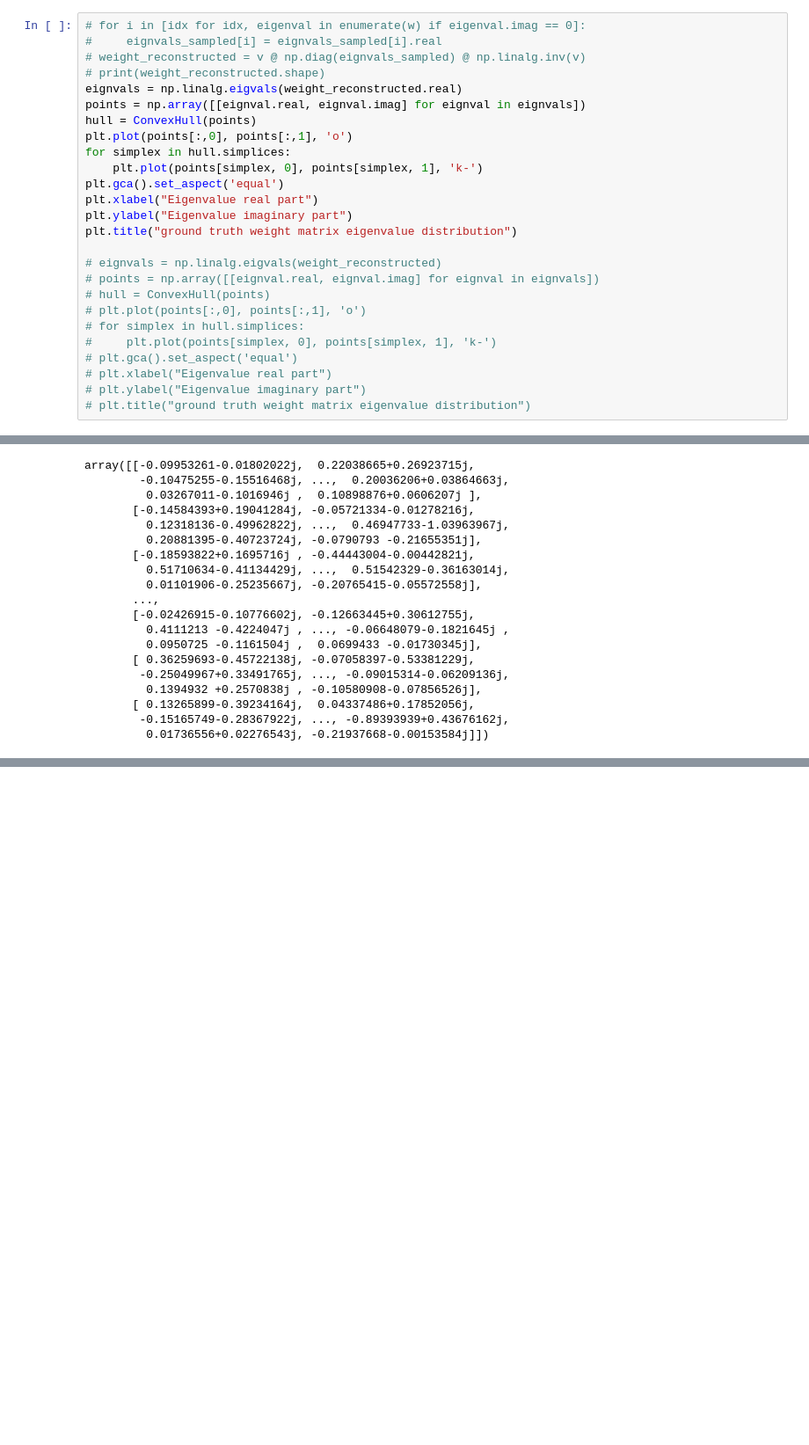
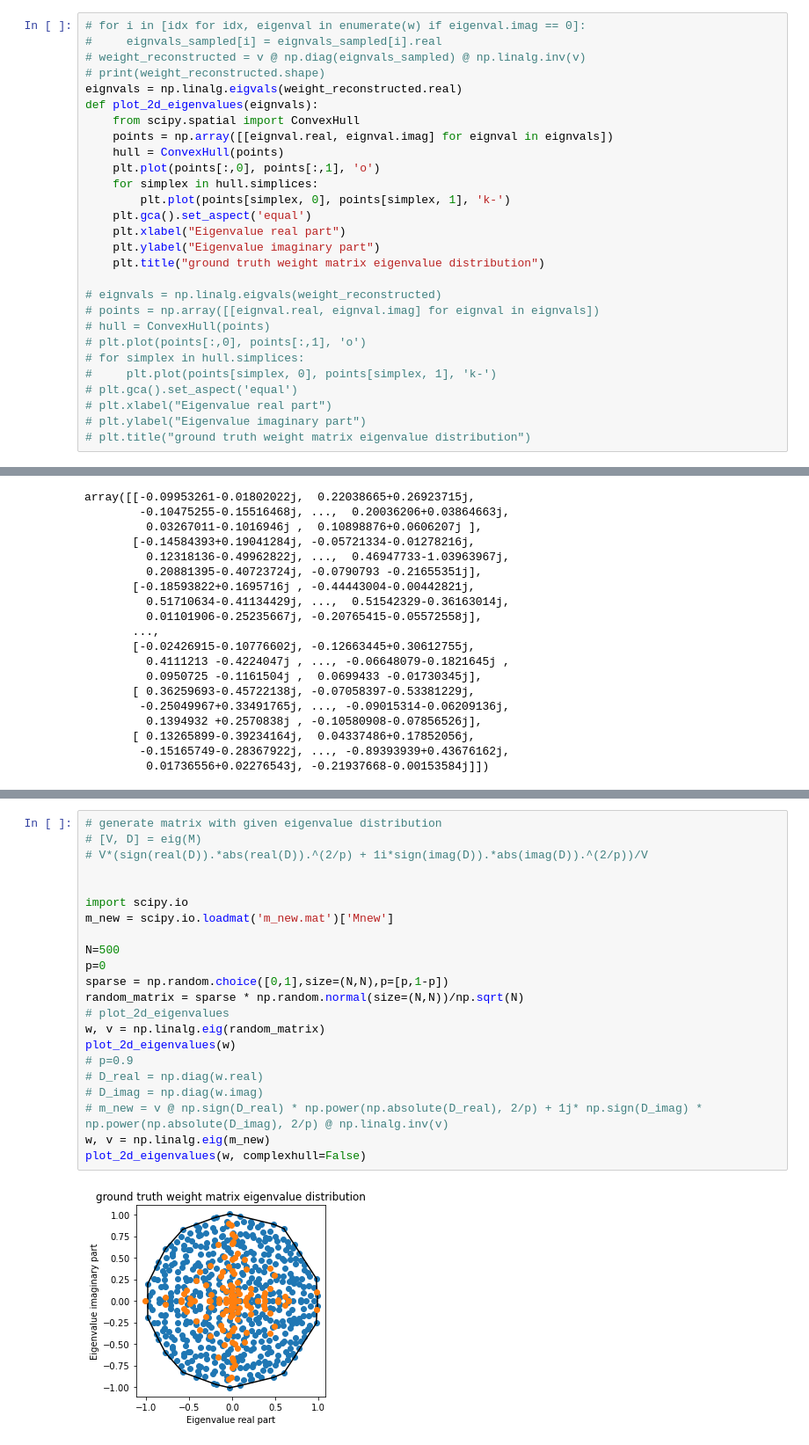
Before and after one commit to tongliang11/hidden-neuron-simulation, a Jupyter notebook: src/figures.ipynb, the cells around one changed output, grey strips where cells are left out. Shown at 88% size. Drawn from its saved outputs; the diff is of its cells as text; blank space fills up the shorter version.

Commit message:
add m_new weight matrix

```diff
--- a/src/figures.ipynb
+++ b/src/figures.ipynb
@@ -754,15 +768,17 @@ w, v = np.linalg.eig(random_matrix)
 # weight_reconstructed = v @ np.diag(eignvals_sampled) @ np.linalg.inv(v)
 # print(weight_reconstructed.shape)
 eignvals = np.linalg.eigvals(weight_reconstructed.real)
-points = np.array([[eignval.real, eignval.imag] for eignval in eignvals])
-hull = ConvexHull(points)
-plt.plot(points[:,0], points[:,1], 'o')
-for simplex in hull.simplices:
-    plt.plot(points[simplex, 0], points[simplex, 1], 'k-')
-plt.gca().set_aspect('equal')
-plt.xlabel("Eigenvalue real part")
-plt.ylabel("Eigenvalue imaginary part")
-plt.title("ground truth weight matrix eigenvalue distribution")
+def plot_2d_eigenvalues(eignvals):
+    from scipy.spatial import ConvexHull
+    points = np.array([[eignval.real, eignval.imag] for eignval in eignvals])
+    hull = ConvexHull(points)
+    plt.plot(points[:,0], points[:,1], 'o')
+    for simplex in hull.simplices:
+        plt.plot(points[simplex, 0], points[simplex, 1], 'k-')
+    plt.gca().set_aspect('equal')
+    plt.xlabel("Eigenvalue real part")
+    plt.ylabel("Eigenvalue imaginary part")
+    plt.title("ground truth weight matrix eigenvalue distribution")
 
 # eignvals = np.linalg.eigvals(weight_reconstructed)
 # points = np.array([[eignval.real, eignval.imag] for eignval in eignvals])
@@ -804,0 +835,24 @@ array([[-0.09953261-0.01802022j,  0.22038665+0.26923715j,
+# %%
+# generate matrix with given eigenvalue distribution
+# [V, D] = eig(M)
+# V*(sign(real(D)).*abs(real(D)).^(2/p) + 1i*sign(imag(D)).*abs(imag(D)).^(2/p))/V
+
+
+import scipy.io
+m_new = scipy.io.loadmat('m_new.mat')['Mnew']
+
+N=500
+p=0
+sparse = np.random.choice([0,1],size=(N,N),p=[p,1-p])
+random_matrix = sparse * np.random.normal(size=(N,N))/np.sqrt(N)
+# plot_2d_eigenvalues
+w, v = np.linalg.eig(random_matrix)
+plot_2d_eigenvalues(w)
+# p=0.9
+# D_real = np.diag(w.real)
+# D_imag = np.diag(w.imag)
+# m_new = v @ np.sign(D_real) * np.power(np.absolute(D_real), 2/p) + 1j* np.sign(D_imag) * np.power(np.absolute(D_imag), 2/p) @ np.linalg.inv(v)
+w, v = np.linalg.eig(m_new)
+plot_2d_eigenvalues(w, complexhull=False)
+# %% [output]
+[figure, added]
```
Also changed, not shown: parts of 6 cells of this notebook, 3 other files.
